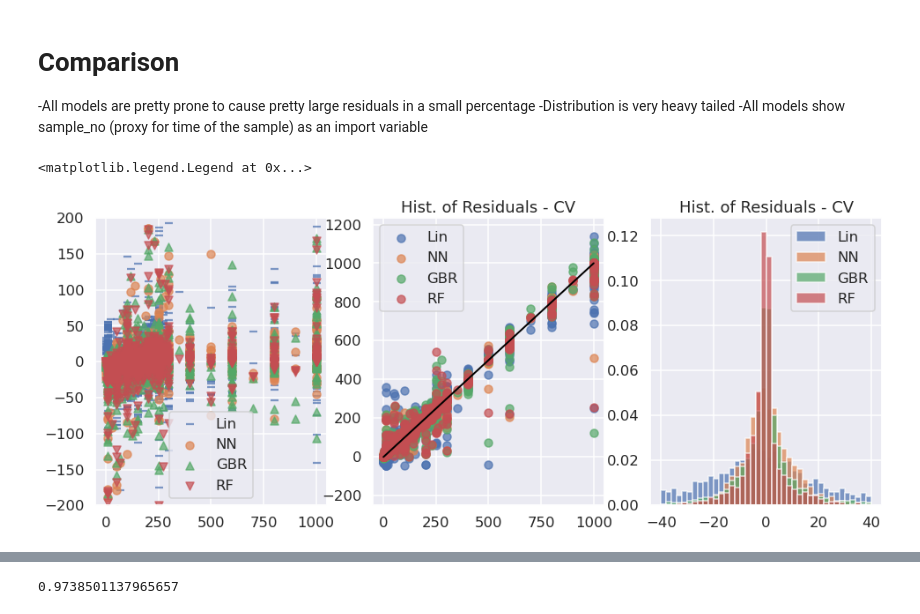
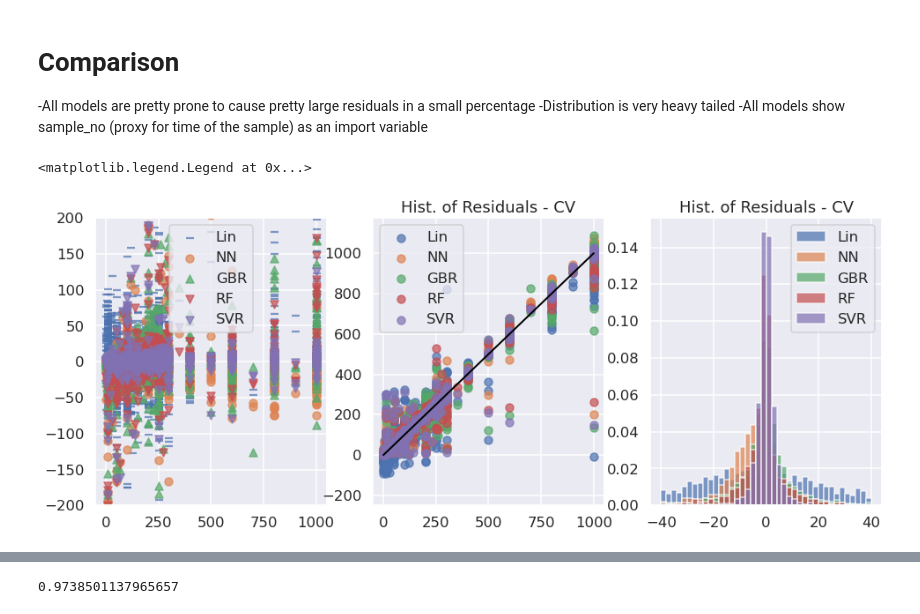
Before and after one commit to mackwn/gas-sensor-analytics-demo, a Jupyter notebook: notebooks/explore_model_building_regression.ipynb, the cells around one changed output, grey strips where cells are left out. Cells and saved outputs as stored; diff of their text form; code cells hidden in the pictures.

```diff
--- a/notebooks/explore_model_building_regression.ipynb
+++ b/notebooks/explore_model_building_regression.ipynb
@@ -67,6 +78,9 @@ batch_id_cv = data_cv[:,0]
 y_cv = data_cv[:,2]
 X_cv = scaler.transform(data_cv[:,3:])
 X_cv_pca = pca.transform(X_cv)
+# %%
+X_cv = np.where(abs(X_cv)>4, np.nan, X_cv)
+X_cv = imputer.transform(X_cv)
 # %%
 X_cat_cv = encoder.fit_transform(data_cv[:,1:2])
 X_cv = np.concatenate((X_cv,X_cat_cv),axis=1)
@@ -160,7 +174,7 @@ plt.tight_layout()
 # %% [markdown]
 ### Change parms manually
 # %%
-reg_svr = SVR(C=10000)
+reg_svr = SVR(C=2000)
 reg_svr.fit(X,y)
 reg_svr.score(X,y)
 # %% [output]
@@ -227,7 +265,7 @@ plt.tight_layout()
 # %% [markdown]
 ### Tuning
 # %%
-reg_rf = RandomForestRegressor(n_estimators=200, random_state=10, max_features ='log2')
+reg_rf = RandomForestRegressor(n_estimators=200, random_state=10, max_features ='log2', n_jobs=-1)
 # %%
 reg_rf.fit(X,y)
 print(reg_rf.score(X,y))
@@ -535,6 +573,6 @@ plt.tight_layout()
 Check manual parameters
 # %%
 reg_mlp = MLPRegressor(max_iter=1000, hidden_layer_sizes=tuple(4*[136]),
-                       alpha=0.01, random_state=10, learning_rate_init=.007)
+                       alpha=0.0025, random_state=10, learning_rate_init=.002)
 reg_mlp.fit(X,y)
 # %% [output]
@@ -680,33 +718,36 @@ Text(0.5, 1.0, 'MLP NN - Permutation Feat. Import.')
 # %%
 fig, ax = plt.subplots(1,3,figsize=(16,6))
 
 ax[0].scatter(y_cv,y_cv-y_pred_lin_cv, label='Lin', marker='_', alpha=.7)
 ax[0].scatter(y_cv,y_cv-y_pred_nn_cv, label='NN', marker='o', alpha=.7)
 ax[0].scatter(y_cv,y_cv-y_pred_gbr_cv, label='GBR', marker='^', alpha=.7)
 ax[0].scatter(y_cv,y_cv-y_pred_rf_cv, label='RF', marker='v', alpha=.7)
+ax[0].scatter(y_cv,y_cv-y_pred_svr_cv, label='SVR', marker='v', alpha=.7)
 ax[0].legend()
 
 ax[0].set_ylim(-200,200)
 
 
 ax[1].scatter(y_cv,y_pred_lin_cv, label='Lin', alpha=.7)
 ax[1].scatter(y_cv,y_pred_nn_cv, label='NN',  alpha=.7)
 ax[1].scatter(y_cv,y_pred_gbr_cv, label='GBR', alpha=.7)
 ax[1].scatter(y_cv,y_pred_rf_cv, label='RF', alpha=.7)
+ax[1].scatter(y_cv,y_pred_svr_cv, label='SVR', alpha=.7)
 ax[1].set_title('Hist. of Residuals - CV')
 ax[1].plot([0,1000],[0,1000],c='black', linewidth=2)
 ax[1].set_ylim(-250,)
 ax[1].legend()
 
 ax[2].hist(y_cv-y_pred_lin_cv, label='Lin', density=True, range=(-40,40), bins=40, alpha=.7)
 ax[2].hist(y_cv-y_pred_nn_cv, label='NN', density=True, range=(-40,40), bins=40, alpha=.7)
 ax[2].hist(y_cv-y_pred_gbr_cv, label='GBR', density=True, range=(-40,40), bins=40, alpha=.7)
 ax[2].hist(y_cv-y_pred_rf_cv, label='RF', density=True, range=(-40,40), bins=40, alpha=.7)
+ax[2].hist(y_cv-y_pred_svr_cv, label='SVR', density=True, range=(-40,40), bins=40, alpha=.7)
 ax[2].set_title('Hist. of Residuals - CV')
 ax[2].legend()
 # %% [output]
 <matplotlib.legend.Legend at 0x...>
-[figure, old version]
+[figure, new version]
 # %%
 pos = np.arange(feature_labels.shape[1])
 fig, ax = plt.subplots(1,3,figsize=(18,10))
```
Also changed, not shown: parts of 53 cells of this notebook, 3 other files.
